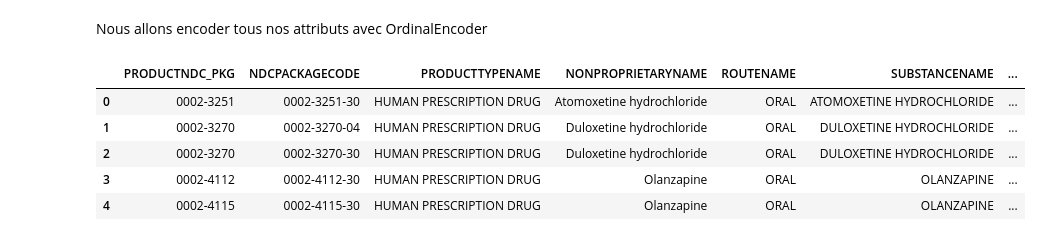
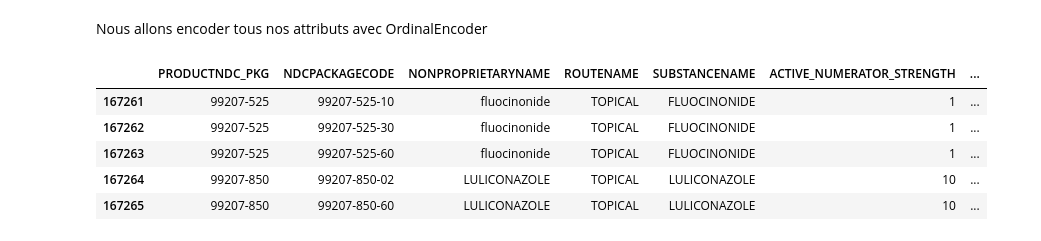
Before and after one commit to JamarcusBernard/tp2_ift870, a Jupyter notebook: tp2.ipynb, the cells around one changed output. Saved outputs shown, nothing was run; the diff lists cells and outputs as text; code cells hidden in the pictures.

```diff
--- a/tp2.ipynb
+++ b/tp2.ipynb
@@ -880,9 +851,0 @@ tableMerged[['PHARM_CLASSE_EPC', 'PHARM_CLASSE_EXT','PHARM_CLASSE_MoA','PHARM_CL
-# %%
-"""for index, row in pharmClassesNotNull.iterrows():
-    stringPharmClasse = row['PHARM_CLASSES']
-    a = stringPharmClasse.split(']')
-    for i in range (0,len(a)-1):
-        tableMerged.loc[index,'PHARM_CLASSE_'+a[i].split('[')[1]].append(a[i].split('[')[0].replace(',',''))
-    for j in attributesPharmClasses :
-        tableMerged.loc[index,'PHARM_CLASSE_'+j].sort()
-        tableMerged.loc[index,'PHARM_CLASSE_'+j] = ''.join(tableMerged.loc[index,'PHARM_CLASSE_'+j])"""
@@ -902,9 +852,3 @@ for index, row in pharmClassesNotNull.iterrows():
-# %%
-"""pharmClassesNull = tableMerged[tableMerged['PHARM_CLASSES'].isnull()]
-
-for index in pharmClassesNull.iterrows():
-    for j in attributesPharmClasses :
-        tableMerged.loc[index,'PHARM_CLASSE_'+j] = ''"""
 # %% [markdown]
 Maintenant que nous venons d'obtenir une nouvelle représentation de **PHARM_CLASSES** nous pouvons retirer cet attribut
 # %%
@@ -935,0 +882,2 @@ Nous avons décidé de retirer certains attributs et donc de réduire la dimensi
+# %%
+copyTableMerged = copyTableMerged.drop(columns=['PRODUCTTYPENAME','DOSAGEFORMNAME','PACKAGEDESCRIPTION','PROPRIETARYNAME','APPLICATIONNUMBER','ACTIVE_INGRED_UNIT','SAMPLE_PACKAGE','NDC_EXCLUDE_FLAG_PKG','PRODUCTID' ,'LISTING_RECORD_CERTIFIED_THROUGH', 'STARTMARKETINGDATE_PRD', 'STARTMARKETINGDATE_PKG',"MARKETINGCATEGORYNAME"])
@@ -940,2 +907,0 @@ copyTableMerged = tableMerged.copy()
-# %%
-copyTableMerged = copyTableMerged.drop(columns=['PACKAGEDESCRIPTION','SAMPLE_PACKAGE','NDC_EXCLUDE_FLAG_PKG','PRODUCTID' ,'LISTING_RECORD_CERTIFIED_THROUGH', 'STARTMARKETINGDATE_PRD', 'STARTMARKETINGDATE_PKG', 'PROPRIETARYNAME', 'DOSAGEFORMNAME',"MARKETINGCATEGORYNAME",'APPLICATIONNUMBER'])
@@ -962,14 +908,14 @@ memory usage: 19.7+ MB
 # %% [markdown]
 Nous allons encoder tous nos attributs avec OrdinalEncoder
 # %%
-copyTableMerged.head()
+copyTableMerged.tail()
 # %% [output]
-|  | PRODUCTNDC_PKG | NDCPACKAGECODE | PRODUCTTYPENAME | NONPROPRIETARYNAME | ROUTENAME | SUBSTANCENAME | ... |
-| 0 | 0002-3251 | 0002-3251-30 | HUMAN PRESCRIPTION DRUG | Atomoxetine hydrochloride | ORAL | ATOMOXETINE HYDROCHLORIDE | ... |
-| 1 | 0002-3270 | 0002-3270-04 | HUMAN PRESCRIPTION DRUG | Duloxetine hydrochloride | ORAL | DULOXETINE HYDROCHLORIDE | ... |
-| 2 | 0002-3270 | 0002-3270-30 | HUMAN PRESCRIPTION DRUG | Duloxetine hydrochloride | ORAL | DULOXETINE HYDROCHLORIDE | ... |
-| 3 | 0002-4112 | 0002-4112-30 | HUMAN PRESCRIPTION DRUG | Olanzapine | ORAL | OLANZAPINE | ... |
-| 4 | 0002-4115 | 0002-4115-30 | HUMAN PRESCRIPTION DRUG | Olanzapine | ORAL | OLANZAPINE | ... |
+|  | PRODUCTNDC_PKG | NDCPACKAGECODE | NONPROPRIETARYNAME | ROUTENAME | SUBSTANCENAME | ACTIVE_NUMERATOR_STRENGTH | ... |
+| 167261 | 99207-525 | 99207-525-10 | fluocinonide | TOPICAL | FLUOCINONIDE | 1 | ... |
+| 167262 | 99207-525 | 99207-525-30 | fluocinonide | TOPICAL | FLUOCINONIDE | 1 | ... |
+| 167263 | 99207-525 | 99207-525-60 | fluocinonide | TOPICAL | FLUOCINONIDE | 1 | ... |
+| 167264 | 99207-850 | 99207-850-02 | LULICONAZOLE | TOPICAL | LULICONAZOLE | 10 | ... |
+| 167265 | 99207-850 | 99207-850-60 | LULICONAZOLE | TOPICAL | LULICONAZOLE | 10 | ... |
 # %%
 from sklearn.preprocessing import OrdinalEncoder
 enc = OrdinalEncoder()
```
Also changed, not shown: parts of 37 cells of this notebook.
